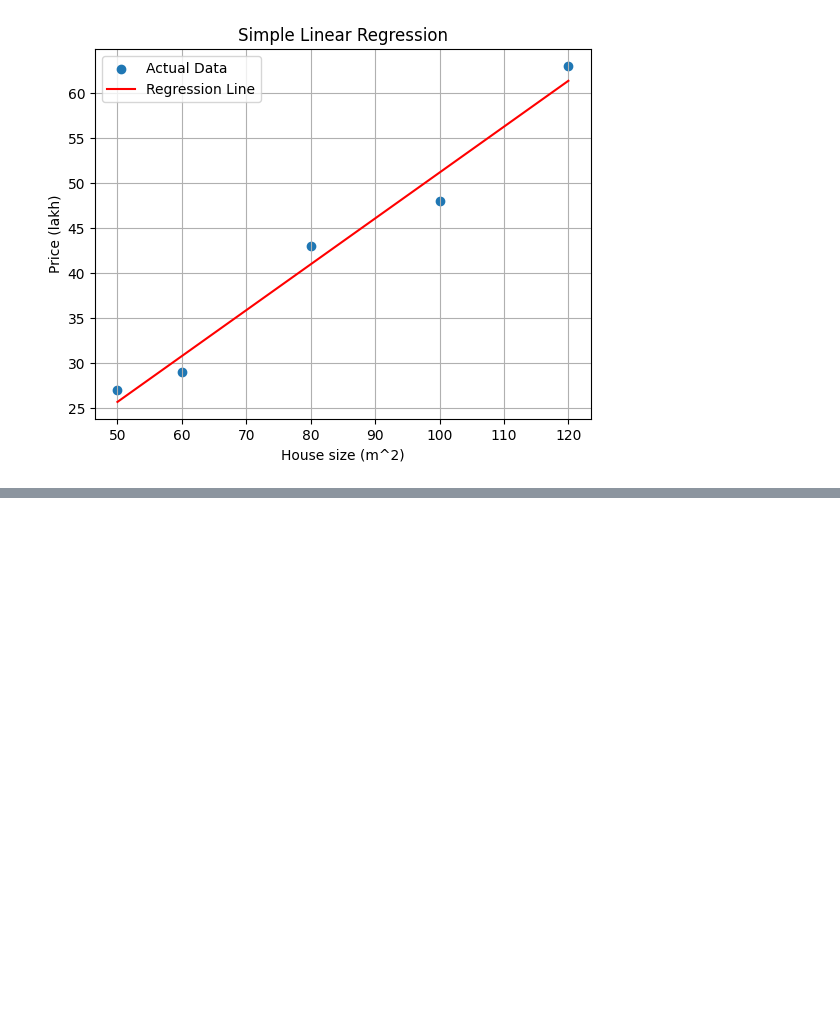
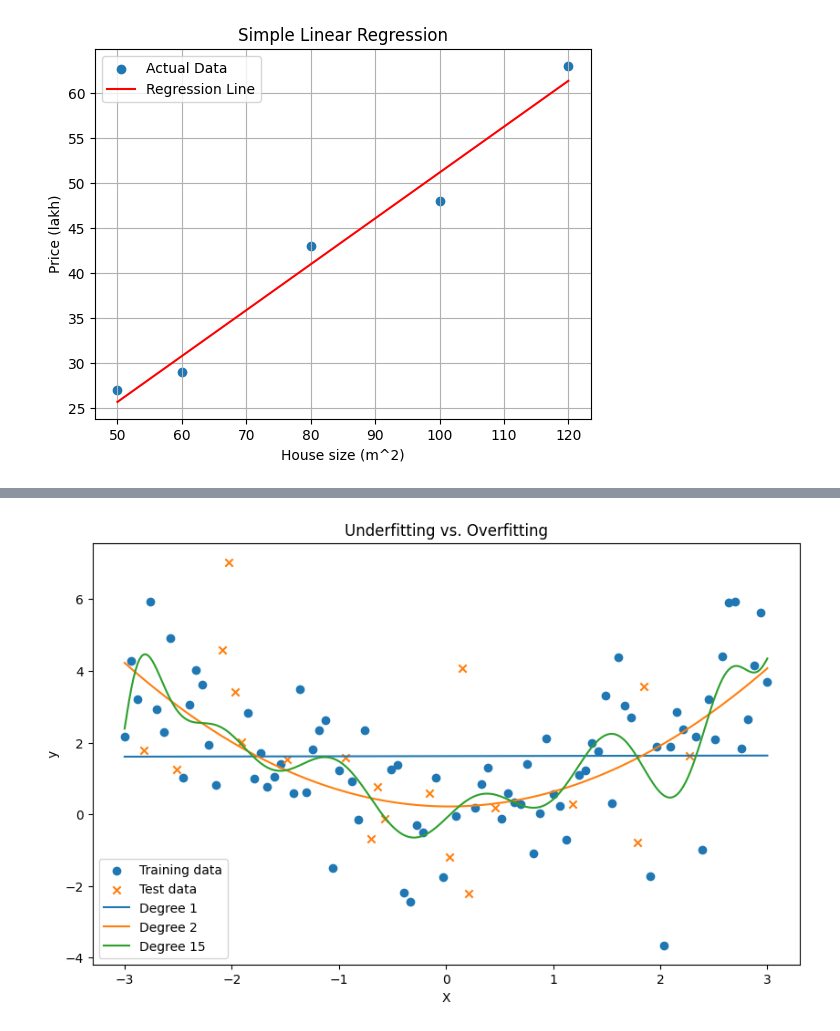
Before and after one commit to Zarif-451/Machine-Learning, a Jupyter notebook: Scikit-Learn/Scikit-Learn (Supervised ML)/regression.ipynb, the cells around one changed output, grey strips where cells are left out. Saved outputs shown, nothing was run; the diff lists cells and outputs as text; code cells hidden in the pictures; blank space fills up the shorter version.

Commit message:
Learned some more of sklearn

```diff
--- a/Scikit-Learn/Scikit-Learn (Supervised ML)/regression.ipynb
+++ b/Scikit-Learn/Scikit-Learn (Supervised ML)/regression.ipynb
@@ -637,0 +828,20 @@ plt.grid(True)
+# %%
+from sklearn.model_selection import train_test_split
+from sklearn.linear_model import LinearRegression
+from sklearn.metrics import mean_absolute_error, mean_squared_error
+from sklearn.metrics import root_mean_squared_error, r2_score
+
+X_train, X_test, y_train, y_test = train_test_split(
+    X, y, test_size = 0.2, random_state = 42
+)
+
+
+model = LinearRegression()
+model.fit(X_train, y_train)
+
+y_pred = model.predict(X_test)
+
+print(f"MAE : {mean_absolute_error(y_test, y_pred)}")
+print(f"MSE : {mean_squared_error(y_test, y_pred)}")
+print(f"RMSE : {root_mean_squared_error(y_test, y_pred)}")
+print(f"R^2 : {r2_score(y_test, y_pred)}")
@@ -637,0 +955,26 @@ plt.grid(True)
+# %%
+
+X_plot = np.linspace(-3, 3, 300).reshape(-1, 1)
+
+plt.figure(figsize=(10, 6))
+plt.scatter(X_train, y_train, label="Training data")
+plt.scatter(X_test, y_test, label="Test data", marker="x")
+
+for degree in degrees:
+    poly = PolynomialFeatures(degree=degree)
+    X_train_poly = poly.fit_transform(X_train)
+
+    model = LinearRegression()
+    model.fit(X_train_poly, y_train)
+
+    y_plot = model.predict(poly.transform(X_plot))
+
+    plt.plot(X_plot, y_plot, label=f"Degree {degree}")
+
+plt.xlabel("X")
+plt.ylabel("y")
+plt.title("Underfitting vs. Overfitting")
+plt.legend()
+plt.show()
+# %% [output]
+[figure, added]
```
Also changed, not shown: parts of 13 cells of this notebook.
